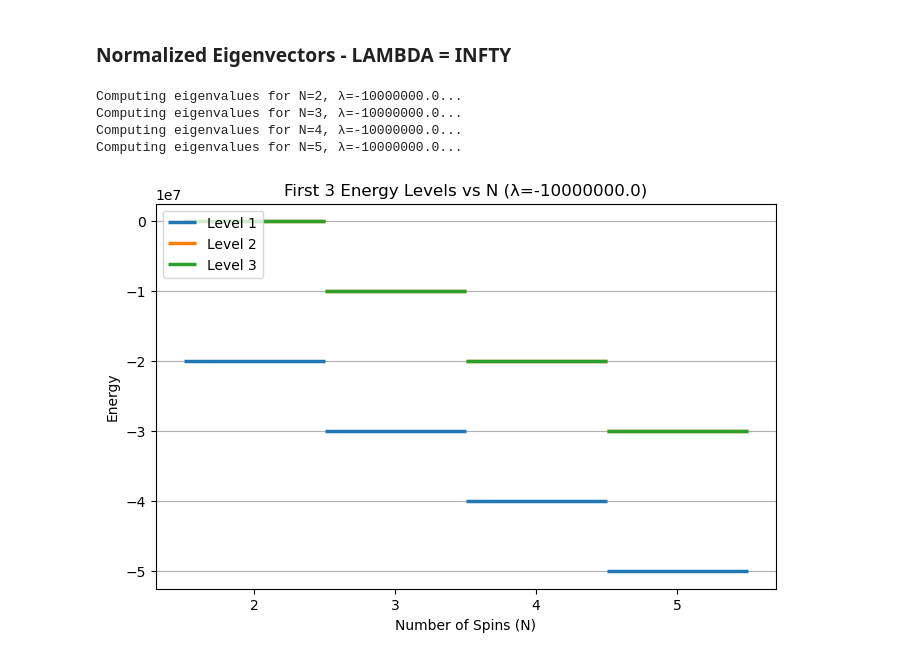
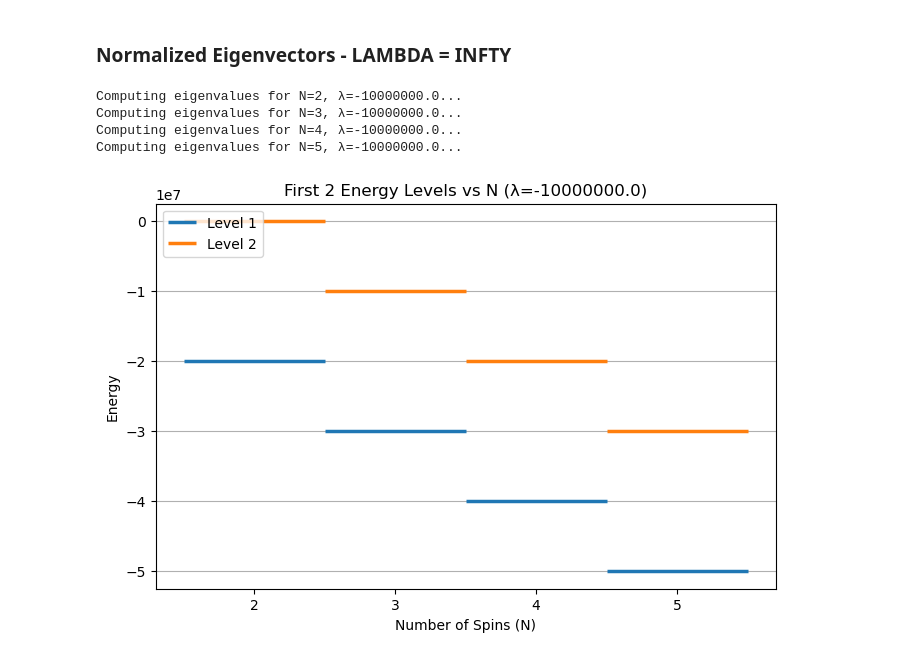
Before and after one commit to sdracia/QIC, a Jupyter notebook: 07_Assignement/ising.ipynb, the cells around one changed output. Drawn from its saved outputs; the diff is of its cells as text; code cells hidden in the pictures.

```diff
--- a/07_Assignement/ising.ipynb
+++ b/07_Assignement/ising.ipynb
@@ -108,14 +91,14 @@ Computing eigenvalues for N=5, λ=0...
 # %%
 import numpy as np
 import functions as fu
 
 N_vals = np.arange(2, 6, 1)
 l = -10e6
 
-fu.plot_fixed_lambda(N_vals, l, k=3)
+fu.plot_fixed_lambda(N_vals, l, k=2)
 # %% [output]
 Computing eigenvalues for N=2, λ=-10000000.0...
 Computing eigenvalues for N=3, λ=-10000000.0...
 Computing eigenvalues for N=4, λ=-10000000.0...
 Computing eigenvalues for N=5, λ=-10000000.0...
-[figure, old version]
+[figure, new version]
```
Also changed, not shown: parts of 5 cells of this notebook, 10 other files.
